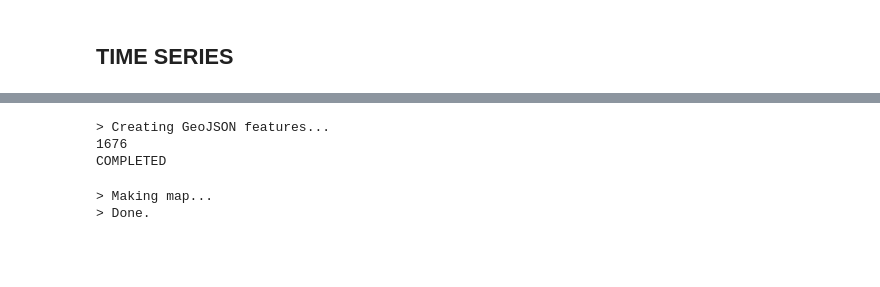
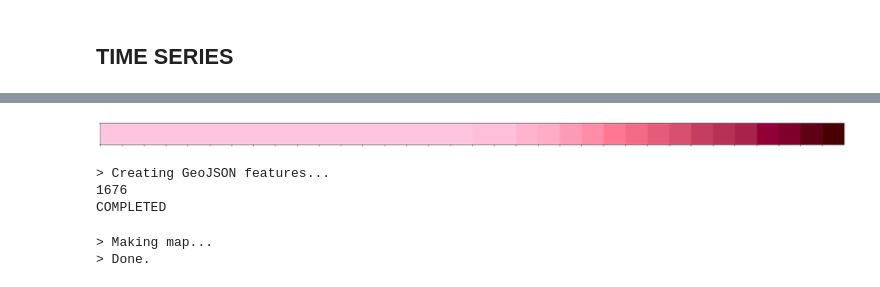
Before and after one commit to mdhwang/United-States-of-Covid, a Jupyter notebook: Folium Test US States.ipynb, the cells around one changed output, grey strips where cells are left out. Saved outputs shown, nothing was run; the diff lists cells and outputs as text; code cells hidden in the pictures; blank space fills up the shorter version.

```diff
--- a/Folium Test US States.ipynb
+++ b/Folium Test US States.ipynb
@@ -145,3 +150,9 @@ df[df.state == "New York"]
+# %%
+test = list(df[df.state == "New York"].color)
+
+sns.palplot(sns.color_palette(test))
+# %% [output]
+[figure, added]
 # %%
 def create_geojson_features_modded(df):
     print('> Creating GeoJSON features...')
```
Also changed, not shown: parts of 12 cells of this notebook, 1 other file.
